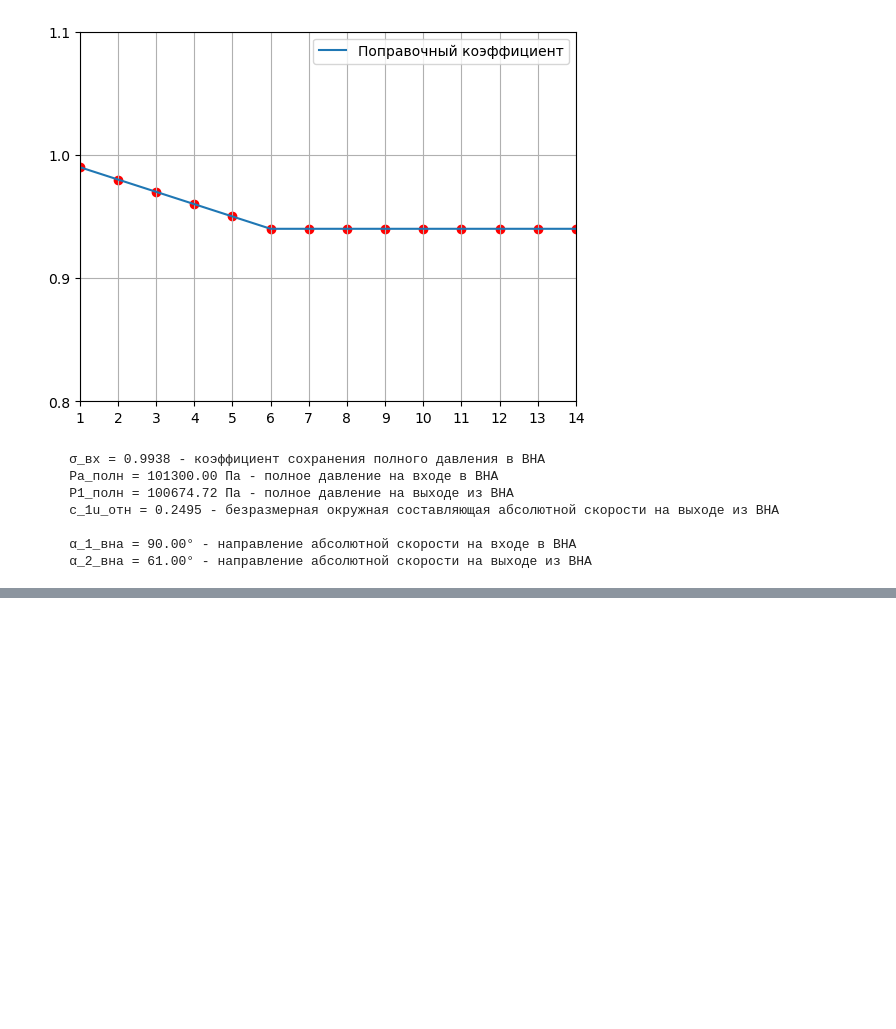
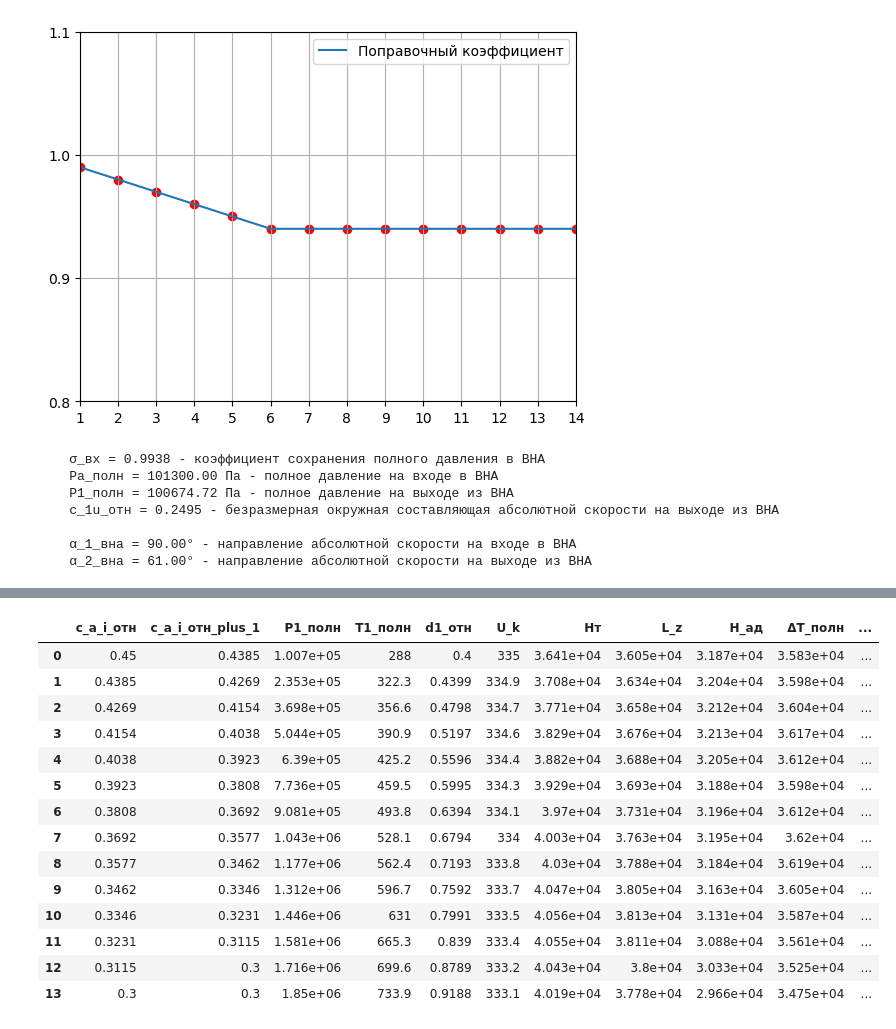
Before and after one commit to mikiway902/Compressor_Kurs, a Jupyter notebook: main.ipynb, the cells around one changed output, grey strips where cells are left out. Saved outputs shown, nothing was run; the diff lists cells and outputs as text; code cells hidden in the pictures; blank space fills up the shorter version.

```diff
--- a/main1.ipynb
+++ b/main.ipynb
@@ -811,0 +859,70 @@ print(f"""
+# %%
+# Список всех имён переменных‑списков
+list_names = [
+    "c_a_i_отн","c_a_i_отн_plus_1","P1_полн_i",
+    "T1_полн_i","d1_отн_i","U_k_i","Hт_i","L_z_i","H_ад_i",
+    "ΔT_полн_i","T3_полн_i","T1_полн_i_plus_1","π_полн_i",
+    "P3_полн_i","P1_полн_i_plus_1","a_кр_1_i","a_кр_3_i",
+    "r_ср1_отн_i","c_u1_отн_i","α_1_i","c_a1_i","λ_1_i",
+    "q_1_i","F_1_i","c_a3_отн_i","c_a3_i","λ_3_i_0","q_3_i",
+    "F_3_i_0","d3_отн_i_0","r_ср3_отн_i","c_3u_отн_i","α_3_i",
+    "λ_3_i","F_3_i","F_1_i_plis_1","d3_отн_i","r_ср2_отн_i",
+    "c_u2_отн_i","β_1_i","c_a2_отн_i","β_2_i","α_2_i","ε_рк_i",
+    "ε_на_i","W_1_i","c_a2_i","c_2_i","τ_1_i","T_1_i","a_1_i",
+    "M_w1_i","λ_c2_i","T2_полн_i","τ_2_i","T_2_i","a_2_i","M_c2_ср_i"
+]
+
+# Формируем словарь {короткое_имя: список_значений}
+data = {}
+for name in list_names:
+    # получаем объект по имени (globals())
+    lst = globals().get(name, [])
+    data[name.rstrip('_list')] = lst          # убираем суффикс _list для названия колонки
+
+# ──────────────────────────────────────────────────────
+# 3️⃣ Выравниваем длину всех списков (чтобы DataFrame не ругался)
+# ──────────────────────────────────────────────────────
+"""
+max_len = max(len(col) for col in data.values())
+for key, col in data.items():
+    if len(col) < max_len:
+        data[key] = col + [np.nan]*(max_len - len(col))
+"""
+# ──────────────────────────────────────────────────────
+# 4️⃣ Создаём DataFrame
+# ──────────────────────────────────────────────────────
+df = pd.DataFrame(data)
+
+# ──────────────────────────────────────────────────────
+# 5️⃣ Настраиваем вывод (по желанию)
+# ──────────────────────────────────────────────────────
+pd.set_option('display.max_columns', None)   # показывать все столбцы
+pd.set_option('display.max_rows',    200)   # ограничить количество строк (чтобы не «зависать»)
+pd.set_option('display.float_format', lambda x: f'{x: .4g}')
+
+# ──────────────────────────────────────────────────────
+# 6️⃣ Выводим таблицу в ячейке ноутбука
+# ──────────────────────────────────────────────────────
+display(df)            # либо просто написать `df` в отдельной ячейке
+
+# ──────────────────────────────────────────────────────
+# 7️⃣ (Опционально) сохраняем в файл
+# ──────────────────────────────────────────────────────
+df.to_excel('расчет_ступеней.xlsx', index=False)
+# df.to_csv('расчет_ступеней.csv', index=False)
+# %% [output]
+|  | c_a_i_отн | c_a_i_отн_plus_1 | P1_полн | T1_полн | d1_отн | U_k | Hт | L_z | H_ад | ΔT_полн | ... |
+| 0 | 0.45 | 0.4385 | 1.007e+05 | 288 | 0.4 | 335 | 3.641e+04 | 3.605e+04 | 3.187e+04 | 3.583e+04 | ... |
+| 1 | 0.4385 | 0.4269 | 2.353e+05 | 322.3 | 0.4399 | 334.9 | 3.708e+04 | 3.634e+04 | 3.204e+04 | 3.598e+04 | ... |
+| 2 | 0.4269 | 0.4154 | 3.698e+05 | 356.6 | 0.4798 | 334.7 | 3.771e+04 | 3.658e+04 | 3.212e+04 | 3.604e+04 | ... |
+| 3 | 0.4154 | 0.4038 | 5.044e+05 | 390.9 | 0.5197 | 334.6 | 3.829e+04 | 3.676e+04 | 3.213e+04 | 3.617e+04 | ... |
+| 4 | 0.4038 | 0.3923 | 6.39e+05 | 425.2 | 0.5596 | 334.4 | 3.882e+04 | 3.688e+04 | 3.205e+04 | 3.612e+04 | ... |
+| 5 | 0.3923 | 0.3808 | 7.736e+05 | 459.5 | 0.5995 | 334.3 | 3.929e+04 | 3.693e+04 | 3.188e+04 | 3.598e+04 | ... |
+| 6 | 0.3808 | 0.3692 | 9.081e+05 | 493.8 | 0.6394 | 334.1 | 3.97e+04 | 3.731e+04 | 3.196e+04 | 3.612e+04 | ... |
+| 7 | 0.3692 | 0.3577 | 1.043e+06 | 528.1 | 0.6794 | 334 | 4.003e+04 | 3.763e+04 | 3.195e+04 | 3.62e+04 | ... |
+| 8 | 0.3577 | 0.3462 | 1.177e+06 | 562.4 | 0.7193 | 333.8 | 4.03e+04 | 3.788e+04 | 3.184e+04 | 3.619e+04 | ... |
+| 9 | 0.3462 | 0.3346 | 1.312e+06 | 596.7 | 0.7592 | 333.7 | 4.047e+04 | 3.805e+04 | 3.163e+04 | 3.605e+04 | ... |
+| 10 | 0.3346 | 0.3231 | 1.446e+06 | 631 | 0.7991 | 333.5 | 4.056e+04 | 3.813e+04 | 3.131e+04 | 3.587e+04 | ... |
+| 11 | 0.3231 | 0.3115 | 1.581e+06 | 665.3 | 0.839 | 333.4 | 4.055e+04 | 3.811e+04 | 3.088e+04 | 3.561e+04 | ... |
+| 12 | 0.3115 | 0.3 | 1.716e+06 | 699.6 | 0.8789 | 333.2 | 4.043e+04 | 3.8e+04 | 3.033e+04 | 3.525e+04 | ... |
+| 13 | 0.3 | 0.3 | 1.85e+06 | 733.9 | 0.9188 | 333.1 | 4.019e+04 | 3.778e+04 | 2.966e+04 | 3.475e+04 | ... |
```
Also changed, not shown: parts of 10 cells of this notebook, 5 other files.
